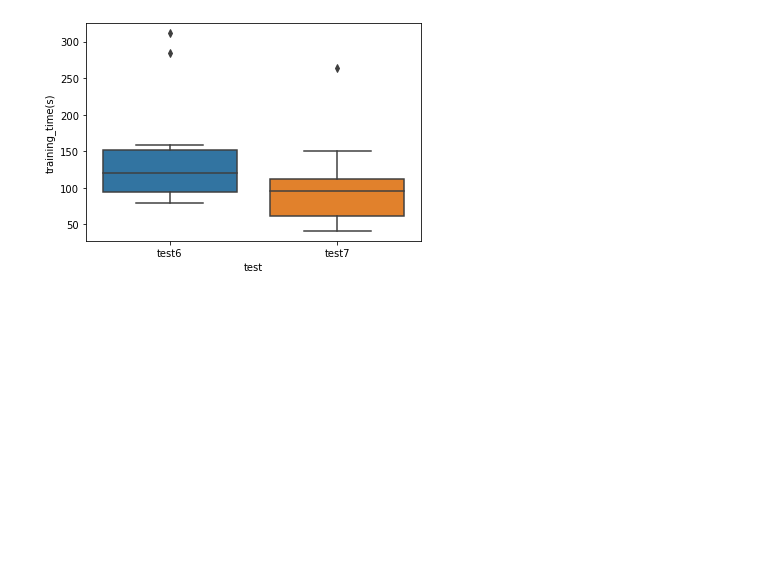
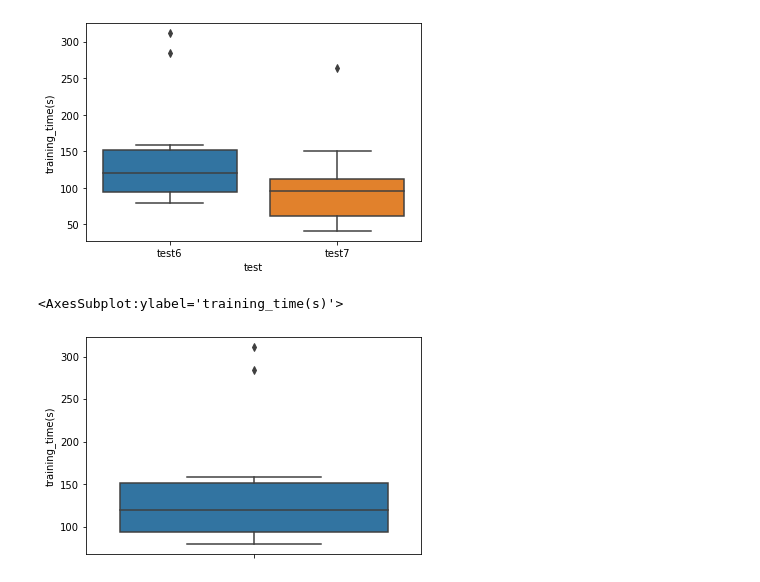
Before and after one commit to AntoineGr1/Memoire_code, a Jupyter notebook: analys_architecture.ipynb, the cells around one changed output. Cells and saved outputs as stored; diff of their text form; code cells hidden in the pictures; blank space fills up the shorter version.

```diff
--- a/analys_architecture.ipynb
+++ b/analys_architecture.ipynb
@@ -626,0 +629,7 @@ sns.boxplot(y='training_time(s)', x='test', data=test6vs7)
+# %%
+t = test6vs7[:10]
+# %%
+sns.boxplot(y='training_time(s)', data=t)
+# %% [output]
+<AxesSubplot:ylabel='training_time(s)'>
+[figure, added]
```
Also changed, not shown: parts of 3 cells of this notebook, 3 other files.
